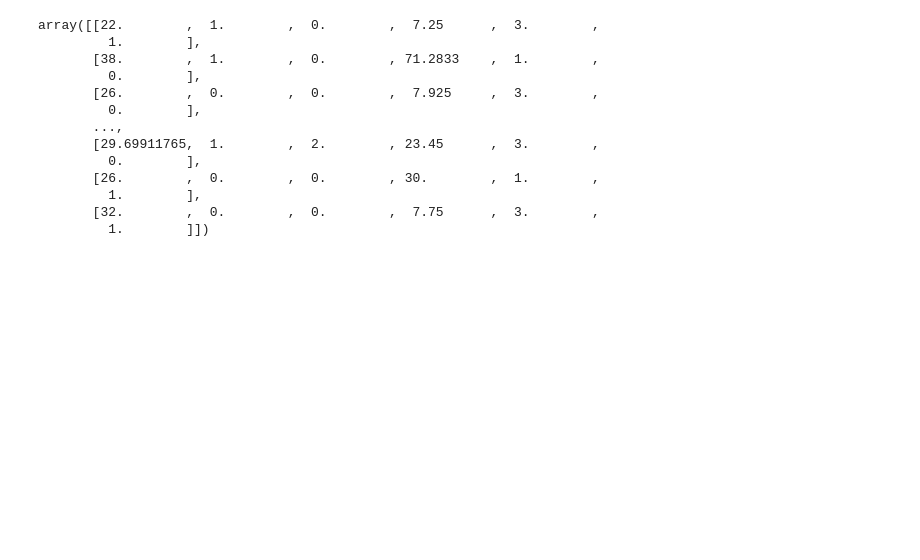
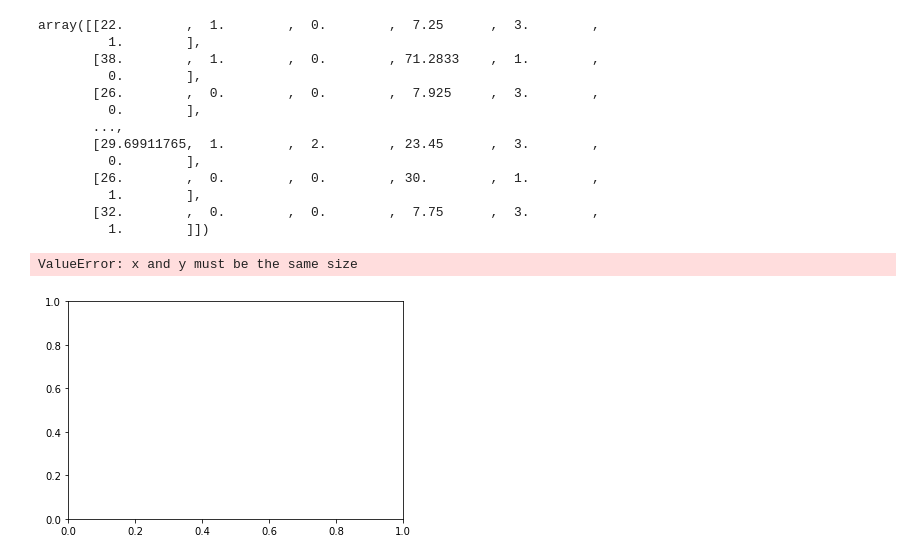
Before and after one commit to Gergolini/Titanic, a Jupyter notebook: execise_solutions.ipynb, the cells around one changed output. Drawn from its saved outputs; the diff is of its cells as text; code cells hidden in the pictures; blank space fills up the shorter version.

```diff
--- a/execise_solutions.ipynb
+++ b/execise_solutions.ipynb
@@ -181,3 +183,8 @@ array([[22.        ,  1.        ,  0.        ,  7.25      ,  3.        ,
          1.        ]])
 # %%
 y=df1.Survived.values
+# %%
+plt.scatter(X,df.Survived)
+# %% [output]
+ValueError: x and y must be the same size
+[figure, added]
```
Also changed, not shown: parts of 1 cell of this notebook, 2 other files.
